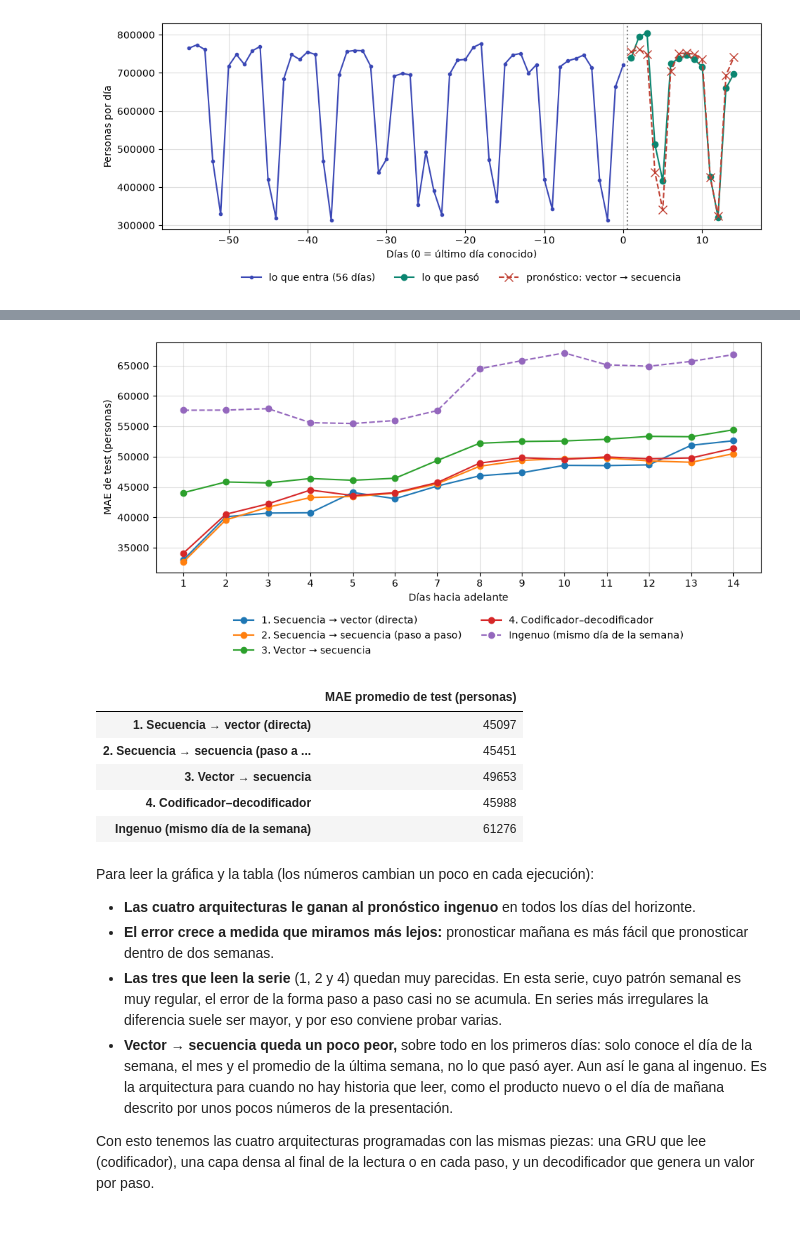
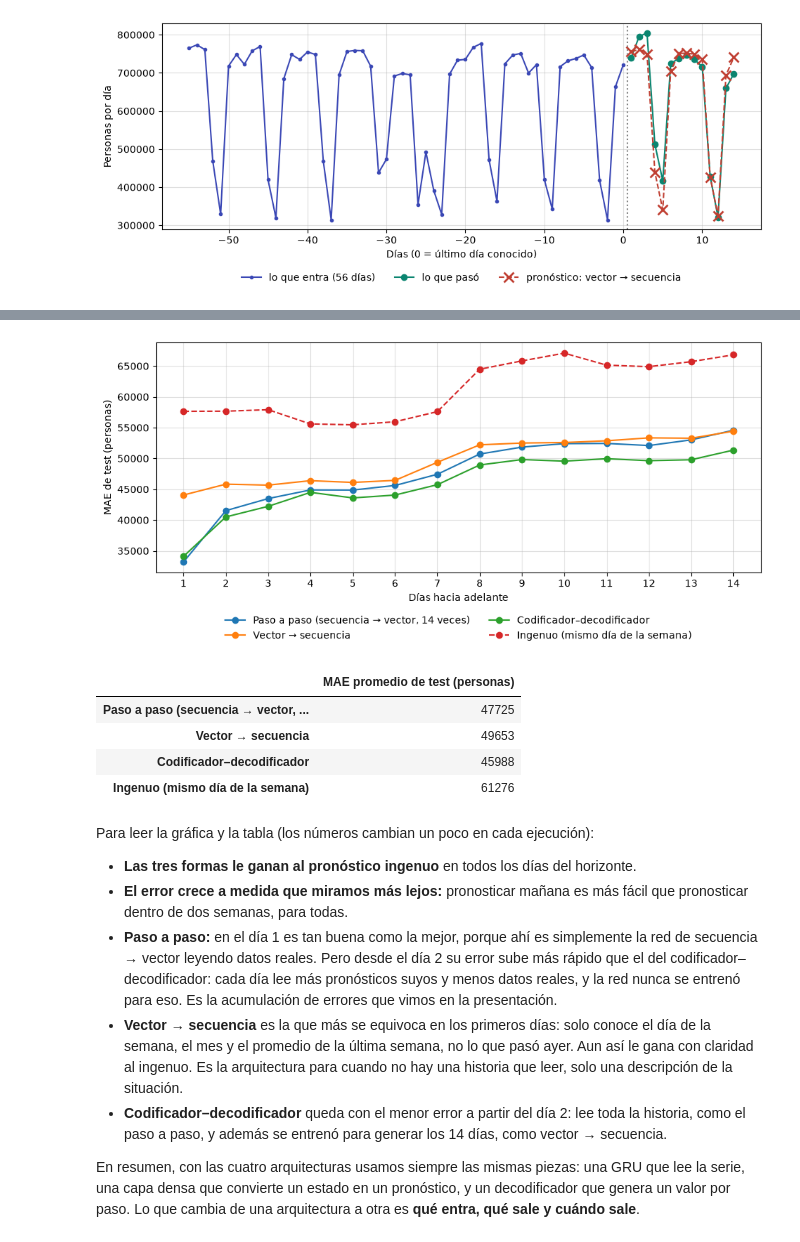
Before and after one commit to omarcastano/deeplearning-javeriana-site, a Jupyter notebook: modulo_2/unidad_2/3_experiencia/nueva/4_Script2_M2_U2_arquitecturas_pytorch.ipynb, the cells around one changed output, grey strips where cells are left out. Drawn from its saved outputs; the diff is of its cells as text; code cells hidden in the pictures.

Commit message:
Despliegue desde omarcastano/deeplearning_javeriana_cali@8614b17

```diff
--- a/modulo_2/unidad_2/3_experiencia/nueva/4_Script2_M2_U2_arquitecturas_pytorch.ipynb
+++ b/modulo_2/unidad_2/3_experiencia/nueva/4_Script2_M2_U2_arquitecturas_pytorch.ipynb
@@ -480,0 +319,9 @@ En la tabla, cada fila es un ejemplo: las nueve primeras columnas forman el vect
+# %%
+X, y = train_set_1[0]
+fig, ax = plt.subplots(figsize=(11, 3.8))
+ax.plot(np.arange(1, 57), X[:, 0] * scale, "o-", color=INDIGO, ms=3, label="X: los 56 días que entran")
+ax.plot(57, y * scale, "o", color=TEAL, ms=10, label="y: el día 57, lo que debe salir")
+ax.axvline(56.5, color="gray", ls=":")
+ax.set_xlabel("Día dentro del ejemplo"); ax.set_ylabel("Personas por día"); ax.grid(alpha=0.4); ax.legend(loc="lower left")
+plt.show()
+print("Forma de X:", tuple(X.shape), " Forma de y:", tuple(y.shape))
@@ -571,0 +923,4 @@ Los ejemplos son los mismos de la arquitectura 1 (`WindowDataset`): X son los 56
+# %%
+train_set_4 = WindowDataset(rail_train, horizon=14)
+valid_set_4 = WindowDataset(rail_valid, horizon=14)
+windows_table(train_set_4)
@@ -571,0 +937,12 @@ Los ejemplos son los mismos de la arquitectura 1 (`WindowDataset`): X son los 56
+# %%
+X, y = train_set_4[0]
+fig, ax = plt.subplots(figsize=(11, 3.8))
+ax.plot(np.arange(1, 57), X[:, 0] * scale, "o-", color=INDIGO, ms=3, label="X: lo que lee el codificador (56 días)")
+ax.plot(np.arange(57, 71), y * scale, "o-", color=TEAL, ms=6, label="y: lo que genera el decodificador (14 días)")
+ax.plot(56, X[-1, 0] * scale, "s", color=INDIGO, ms=10, mfc="none", mew=2, label="x_56: primera entrada del decodificador")
+ax.axvline(56.5, color="gray", ls=":")
+ax.text(56.5, ax.get_ylim()[1], " contexto", va="top", color="gray")
+ax.set_xlabel("Día dentro del ejemplo"); ax.set_ylabel("Personas por día"); ax.grid(alpha=0.4)
+ax.legend(loc="upper center", bbox_to_anchor=(0.5, -0.17), ncol=2, frameon=False, fontsize=9)
+plt.show()
+print("Forma de X:", tuple(X.shape), " Forma de y:", tuple(y.shape))
@@ -578,17 +965,14 @@ class EncoderDecoder(nn.Module):
         self.horizon = horizon
 
     def forward(self, X, target=None):
-        outputs, h_n = self.encoder(X)     # h_n: (1, batch, hidden_size), el último estado
-        context = h_n[0]                   # el contexto: (batch, hidden_size)
-        last_value = X[:, -1]              # x_56, primera entrada del decodificador: (batch, 1)
+        outputs, h_n = self.encoder(X)     # h_n: (1, batch, 32), el último estado h_56
+        context = h_n[0]                   # c = h_56: (batch, 32)
+        last_value = X[:, -1]              # u_1 = x_56: (batch, 1)
         return self.decoder(context, last_value, self.horizon, target)
 
 
 torch.manual_seed(42)
 encoder_decoder = Forecaster(EncoderDecoder())
-encoder_decoder.fit(train_set, valid_set, epochs=100)
-
-Y_encoder_decoder = encoder_decoder.predict(X_test)
-plot_forecast(Y_encoder_decoder, "pronóstico: codificador–decodificador")
+encoder_decoder.fit(train_set_4, valid_set_4, epochs=100)
 # %% [output]
 Mejor MAE de validación: 46,675 personas
@@ -600,41 +1004,40 @@ Comparamos en test los cuatro pronósticos de 14 días y, como referencia, el pr
 # %%
 # Ingenuo: el día h se pronostica con el mismo día de la semana dentro de la última semana de la ventana
 Y_naive = torch.stack([X_test[:, -7 + (h % 7), 0] for h in range(horizon)], dim=1)
 
 forecasts = {
-    "1. Secuencia → vector (directa)": Y_seq_to_vector,
-    "2. Secuencia → secuencia (paso a paso)": Y_step_by_step,
-    "3. Vector → secuencia": Y_vector_to_seq,
-    "4. Codificador–decodificador": Y_encoder_decoder,
+    "Paso a paso (secuencia → vector, 14 veces)": Y_step_by_step,
+    "Vector → secuencia": Y_vector_to_seq,
+    "Codificador–decodificador": Y_encoder_decoder,
     "Ingenuo (mismo día de la semana)": Y_naive,
 }
 days = np.arange(1, horizon + 1)
 fig, ax = plt.subplots(figsize=(11, 4.2))
 summary = {}
 for name, Y_pred in forecasts.items():
-    errors = ((Y_pred - Y_test).abs().mean(dim=0) * scale).numpy()
+    errors = ((Y_pred - Y_test).abs().mean(dim=0) * scale).numpy()   # MAE de cada día del horizonte
     summary[name] = errors.mean()
     ax.plot(days, errors, marker="o", ls="--" if name.startswith("Ingenuo") else "-", label=name)
 ax.set_xlabel("Días hacia adelante"); ax.set_ylabel("MAE de test (personas)")
 ax.set_xticks(days); ax.grid(alpha=0.4)
 ax.legend(loc="upper center", bbox_to_anchor=(0.5, -0.15), ncol=2, frameon=False)
 plt.show()
 
 pd.Series(summary, name="MAE promedio de test (personas)").round().astype(int).to_frame()
 # %% [output]
-[figure, old version]
+[figure, new version]
 |  | MAE promedio de test (personas) |
-| 1. Secuencia → vector (directa) | 45097 |
-| 2. Secuencia → secuencia (paso a ... | 45451 |
-| 3. Vector → secuencia | 49653 |
-| 4. Codificador–decodificador | 45988 |
+| Paso a paso (secuencia → vector, ... | 47725 |
+| Vector → secuencia | 49653 |
+| Codificador–decodificador | 45988 |
 | Ingenuo (mismo día de la semana) | 61276 |
 # %% [markdown]
 Para leer la gráfica y la tabla (los números cambian un poco en cada ejecución):
 
-- **Las cuatro arquitecturas le ganan al pronóstico ingenuo** en todos los días del horizonte.
-- **El error crece a medida que miramos más lejos:** pronosticar mañana es más fácil que pronosticar dentro de dos semanas.
-- **Las tres que leen la serie** (1, 2 y 4) quedan muy parecidas. En esta serie, cuyo patrón semanal es muy regular, el error de la forma paso a paso casi no se acumula. En series más irregulares la diferencia suele ser mayor, y por eso conviene probar varias.
-- **Vector → secuencia queda un poco peor,** sobre todo en los primeros días: solo conoce el día de la semana, el mes y el promedio de la última semana, no lo que pasó ayer. Aun así le gana al ingenuo. Es la arquitectura para cuando no hay historia que leer, como el producto nuevo o el día de mañana descrito por unos pocos números de la presentación.
+- **Las tres formas le ganan al pronóstico ingenuo** en todos los días del horizonte.
+- **El error crece a medida que miramos más lejos:** pronosticar mañana es más fácil que pronosticar dentro de dos semanas, para todas.
+- **Paso a paso:** en el día 1 es tan buena como la mejor, porque ahí es simplemente la red de secuencia → vector leyendo datos reales. Pero desde el día 2 su error sube más rápido que el del codificador–decodificador: cada día lee más pronósticos suyos y menos datos reales, y la red nunca se entrenó para eso. Es la acumulación de errores que vimos en la presentación.
+- **Vector → secuencia** es la que más se equivoca en los primeros días: solo conoce el día de la semana, el mes y el promedio de la última semana, no lo que pasó ayer. Aun así le gana con claridad al ingenuo. Es la arquitectura para cuando no hay una historia que leer, solo una descripción de la situación.
+- **Codificador–decodificador** queda con el menor error a partir del día 2: lee toda la historia, como el paso a paso, y además se entrenó para generar los 14 días, como vector → secuencia.
 
-Con esto tenemos las cuatro arquitecturas programadas con las mismas piezas: una GRU que lee (codificador), una capa densa al final de la lectura o en cada paso, y un decodificador que genera un valor por paso.
+En resumen, con las cuatro arquitecturas usamos siempre las mismas piezas: una GRU que lee la serie, una capa densa que convierte un estado en un pronóstico, y un decodificador que genera un valor por paso. Lo que cambia de una arquitectura a otra es **qué entra, qué sale y cuándo sale**.
```
Also changed, not shown: parts of 77 cells of this notebook, 2 other files.
